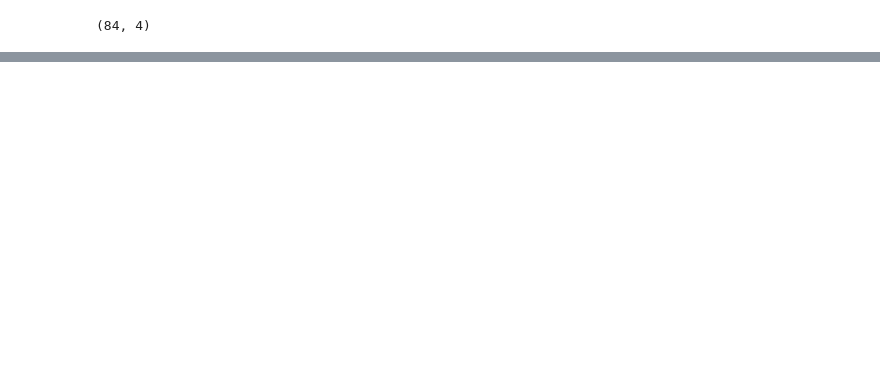
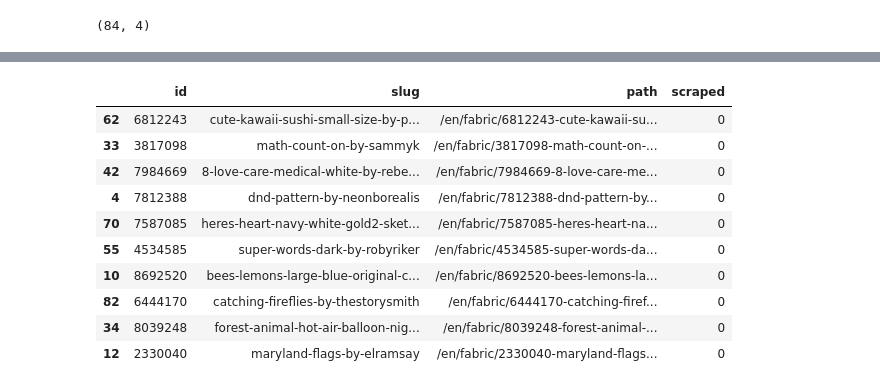
Before and after one commit to codingforentrepreneurs/Supercharged-Web-Scraping-with-Asyncio, a Jupyter notebook: Use the supercharged module.ipynb, the cells around one changed output, grey strips where cells are left out. Drawn from its saved outputs; the diff is of its cells as text; code cells hidden in the pictures; blank space fills up the shorter version.

```diff
--- a/Use the supercharged module.ipynb
+++ b/Use the supercharged module.ipynb
@@ -45,0 +64,17 @@ total time is 13.694295167922974
+# %%
+sub_links_df = links_df.copy()
+sub_links_df = sub_links_df[sub_links_df['scraped'] == 0]
+sub_links_df = sub_links_df.sample(10)
+sub_links_df.head(n=10)
+# %% [output]
+|  | id | slug | path | scraped |
+| 62 | 6812243 | cute-kawaii-sushi-small-size-by-p... | /en/fabric/6812243-cute-kawaii-su... | 0 |
+| 33 | 3817098 | math-count-on-by-sammyk | /en/fabric/3817098-math-count-on-... | 0 |
+| 42 | 7984669 | 8-love-care-medical-white-by-rebe... | /en/fabric/7984669-8-love-care-me... | 0 |
+| 4 | 7812388 | dnd-pattern-by-neonborealis | /en/fabric/7812388-dnd-pattern-by... | 0 |
+| 70 | 7587085 | heres-heart-navy-white-gold2-sket... | /en/fabric/7587085-heres-heart-na... | 0 |
+| 55 | 4534585 | super-words-dark-by-robyriker | /en/fabric/4534585-super-words-da... | 0 |
+| 10 | 8692520 | bees-lemons-large-blue-original-c... | /en/fabric/8692520-bees-lemons-la... | 0 |
+| 82 | 6444170 | catching-fireflies-by-thestorysmith | /en/fabric/6444170-catching-firef... | 0 |
+| 34 | 8039248 | forest-animal-hot-air-balloon-nig... | /en/fabric/8039248-forest-animal-... | 0 |
+| 12 | 2330040 | maryland-flags-by-elramsay | /en/fabric/2330040-maryland-flags... | 0 |
```
Also changed, not shown: parts of 7 cells of this notebook, 2 other files.
